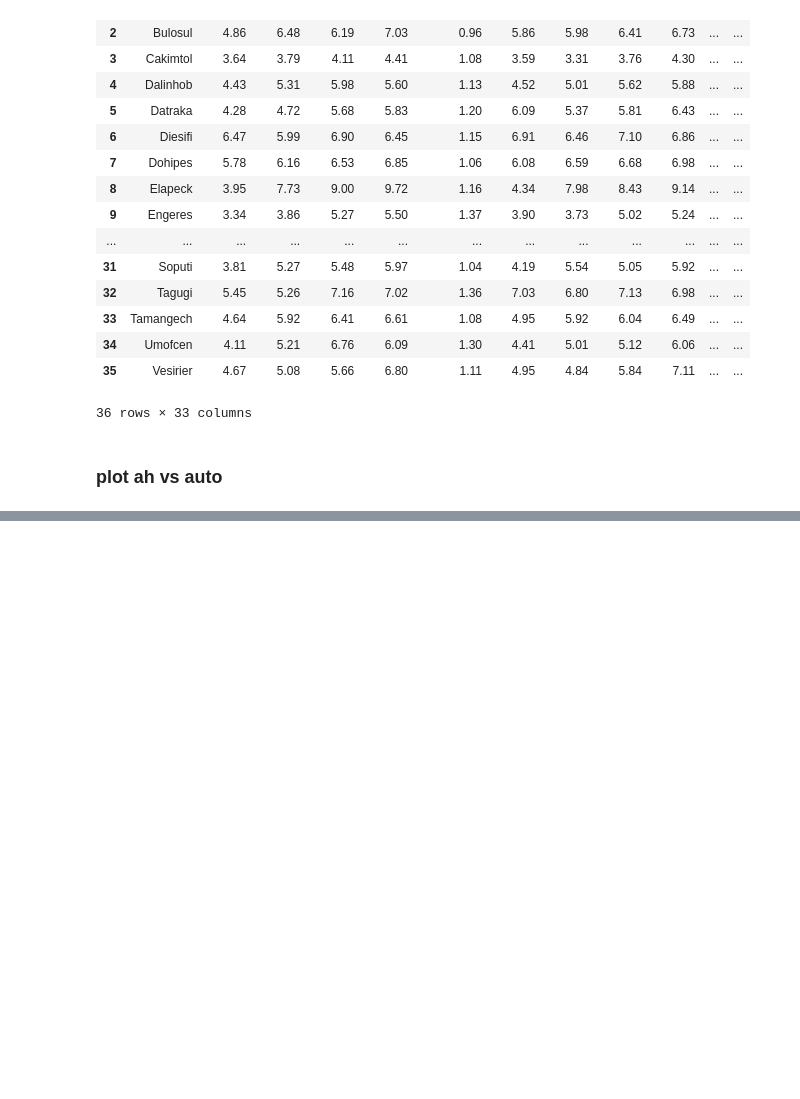
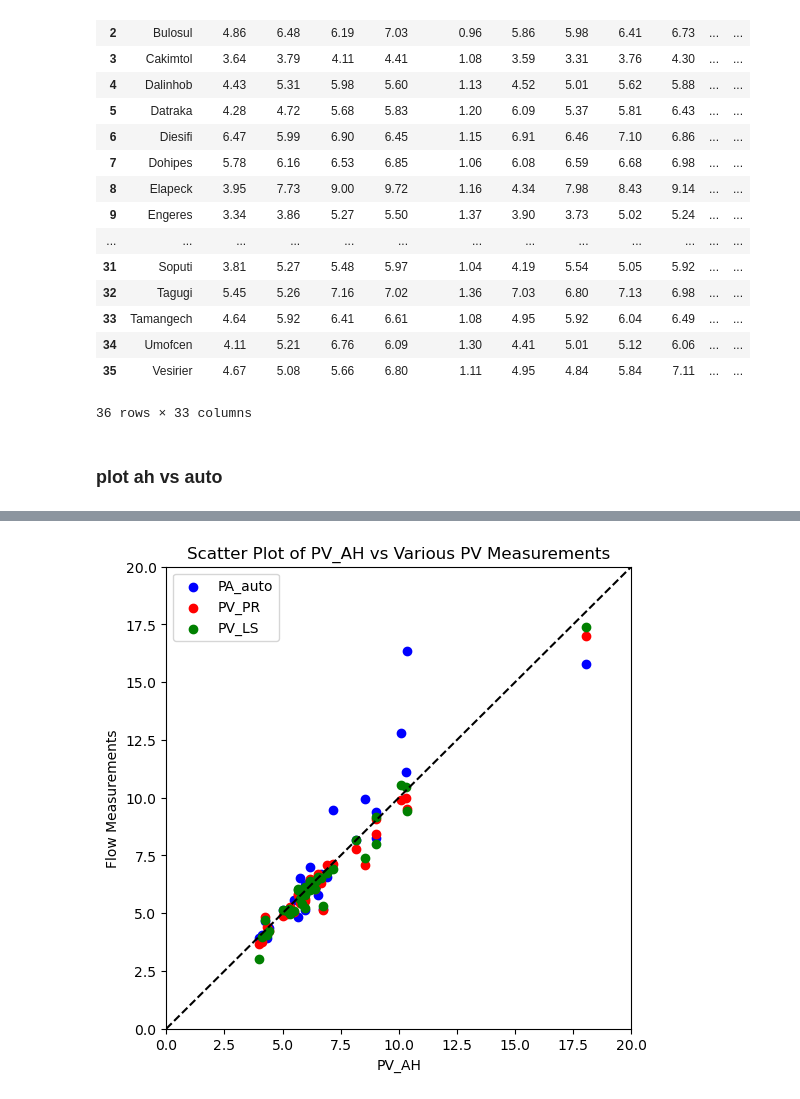
Before and after one commit to AiDALabUCSD/auto-flow_pipeline, a Jupyter notebook: src/notebooks/auto_v_human.ipynb, the cells around one changed output, grey strips where cells are left out. Drawn from its saved outputs; the diff is of its cells as text; code cells hidden in the pictures; blank space fills up the shorter version.

```diff
--- a/src/notebooks/auto_v_human.ipynb
+++ b/src/notebooks/auto_v_human.ipynb
@@ -166,3 +170,30 @@ plt.show()
+# %%
+import matplotlib.pyplot as plt
+
+plt.figure(figsize=(6, 6))  # Make the plot square
+
+plt.scatter(df_ge['PV_AH'], df_ge['PA_auto'], color='blue',  label='PA_auto')
+plt.scatter(df_ge['PV_AH'], df_ge['PV_PR'],   color='red',   label='PV_PR')
+plt.scatter(df_ge['PV_AH'], df_ge['PV_LS'],   color='green', label='PV_LS')
+plt.xlim(0, 20)
+plt.ylim(0, 20)
+
+
+plt.xlabel('PV_AH')
+plt.ylabel('Flow Measurements')
+plt.title('Scatter Plot of PV_AH vs Various PV Measurements')
+plt.legend()
+
+# Add a dashed diagonal line of slope 1
+xlim = plt.xlim()
+ylim = plt.ylim()
+min_val = min(xlim[0], ylim[0])
+max_val = max(xlim[1], ylim[1])
+plt.plot([min_val, max_val], [min_val, max_val], '--', color='black')
+
+plt.show()
+# %% [output]
+[figure, added]
 # %%
 import matplotlib.pyplot as plt
 
```
Also changed, not shown: parts of 5 cells of this notebook.
